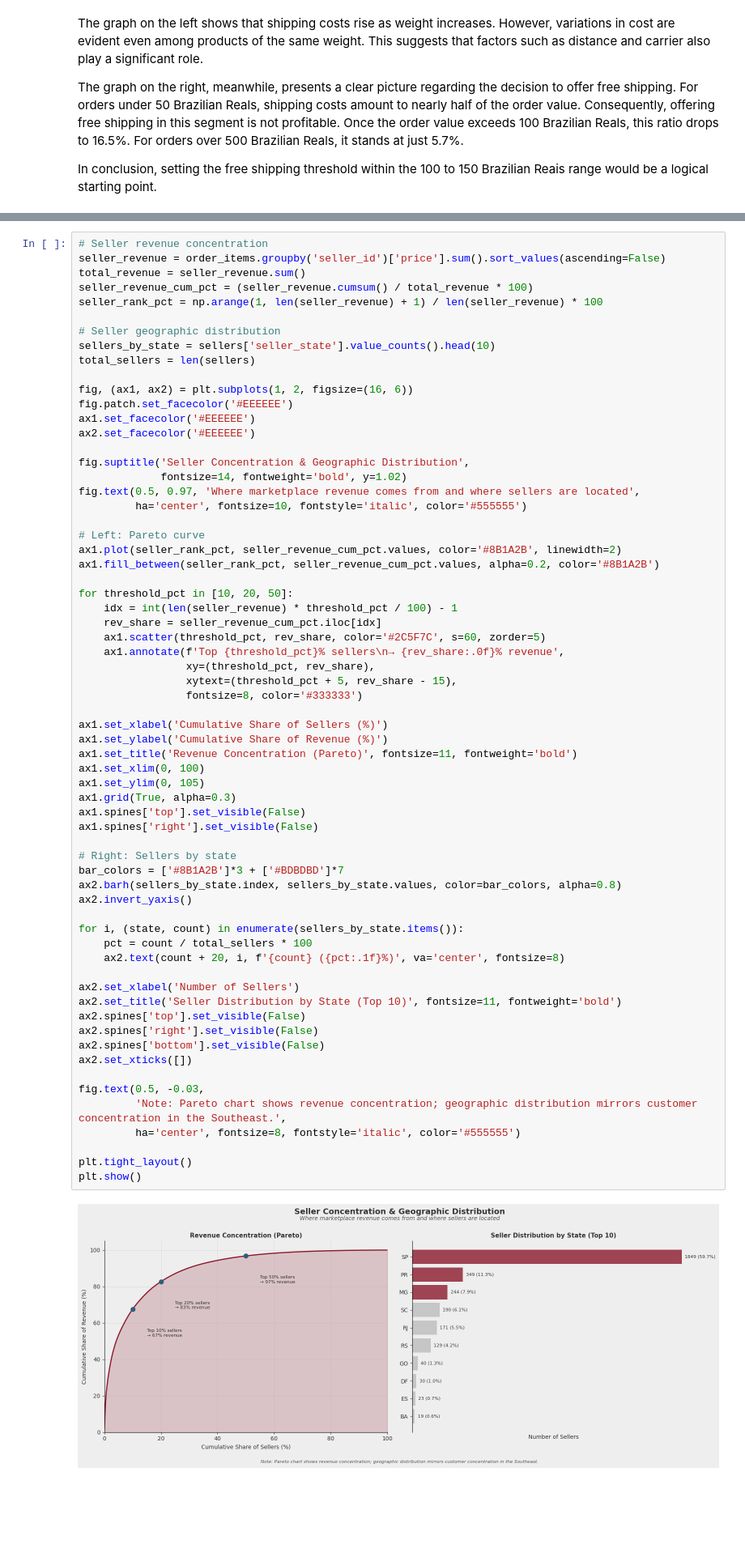
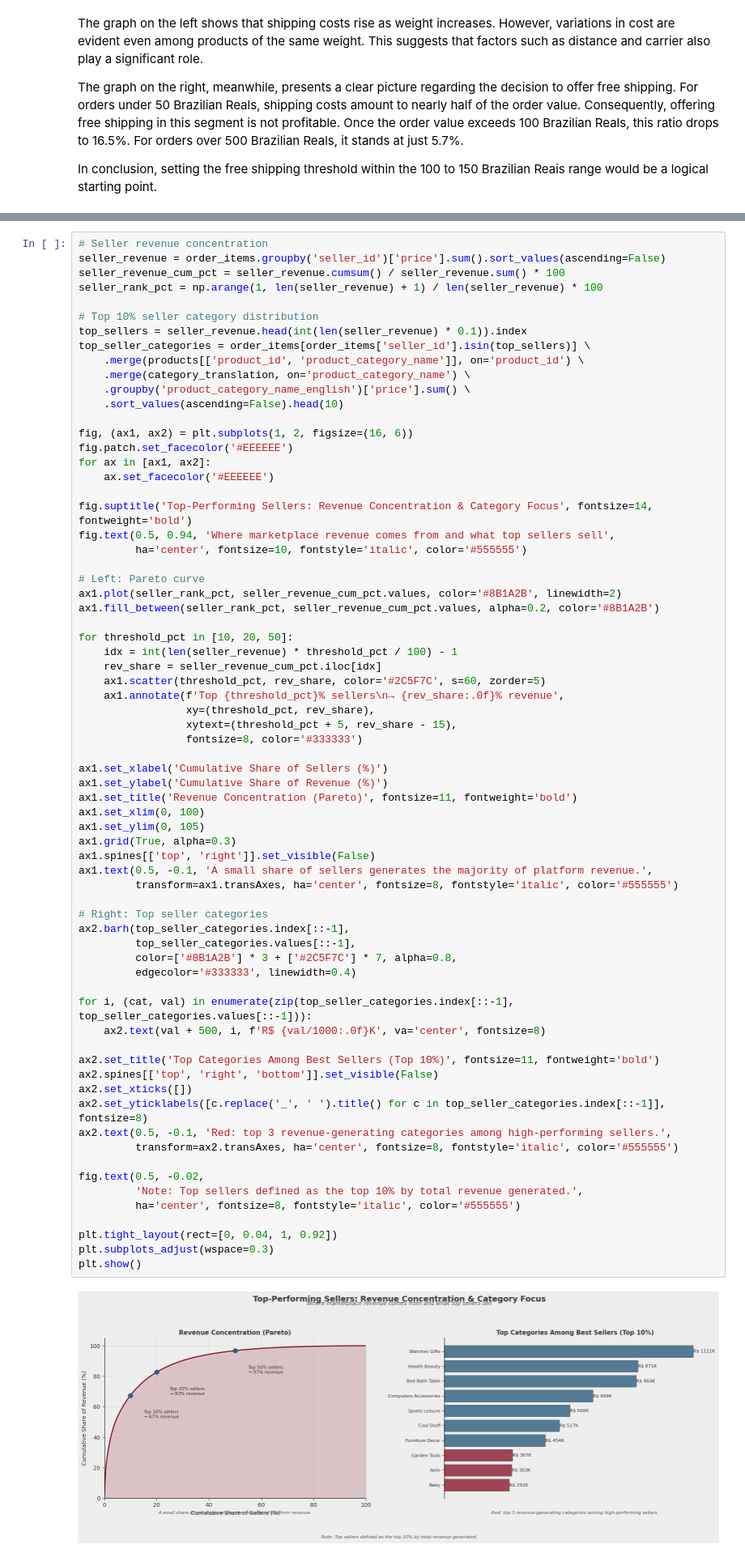
Before and after one commit to celinehacioglu/E-Commerce-Market-Analysis, a Jupyter notebook: analysis.ipynb, the cells around one changed output, grey strips where cells are left out. Shown at 81% size. Drawn from its saved outputs; the diff is of its cells as text; blank space fills up the shorter version.

Commit message:
Added new analysis about review score analysis, seller concentration, seasonality and  market attractiveness bubble chart

```diff
--- a/analysis.ipynb
+++ b/analysis.ipynb
@@ -899,68 +926,72 @@ This analysis examines sellers from two perspectives: (1) revenue concentration
 # %%
 # Seller revenue concentration
 seller_revenue = order_items.groupby('seller_id')['price'].sum().sort_values(ascending=False)
-total_revenue = seller_revenue.sum()
-seller_revenue_cum_pct = (seller_revenue.cumsum() / total_revenue * 100)
+seller_revenue_cum_pct = seller_revenue.cumsum() / seller_revenue.sum() * 100
 seller_rank_pct = np.arange(1, len(seller_revenue) + 1) / len(seller_revenue) * 100
 
-# Seller geographic distribution
-sellers_by_state = sellers['seller_state'].value_counts().head(10)
-total_sellers = len(sellers)
+# Top 10% seller category distribution
+top_sellers = seller_revenue.head(int(len(seller_revenue) * 0.1)).index
+top_seller_categories = order_items[order_items['seller_id'].isin(top_sellers)] \
+    .merge(products[['product_id', 'product_category_name']], on='product_id') \
+    .merge(category_translation, on='product_category_name') \
+    .groupby('product_category_name_english')['price'].sum() \
+    .sort_values(ascending=False).head(10)
 
 fig, (ax1, ax2) = plt.subplots(1, 2, figsize=(16, 6))
 fig.patch.set_facecolor('#EEEEEE')
-ax1.set_facecolor('#EEEEEE')
-ax2.set_facecolor('#EEEEEE')
+for ax in [ax1, ax2]:
+    ax.set_facecolor('#EEEEEE')
 
-fig.suptitle('Seller Concentration & Geographic Distribution',
-             fontsize=14, fontweight='bold', y=1.02)
-fig.text(0.5, 0.97, 'Where marketplace revenue comes from and where sellers are located',
+fig.suptitle('Top-Performing Sellers: Revenue Concentration & Category Focus', fontsize=14, fontweight='bold')
+fig.text(0.5, 0.94, 'Where marketplace revenue comes from and what top sellers sell',
          ha='center', fontsize=10, fontstyle='italic', color='#555555')
 
 # Left: Pareto curve
 ax1.plot(seller_rank_pct, seller_revenue_cum_pct.values, color='#8B1A2B', linewidth=2)
 ax1.fill_between(seller_rank_pct, seller_revenue_cum_pct.values, alpha=0.2, color='#8B1A2B')
 
 for threshold_pct in [10, 20, 50]:
     idx = int(len(seller_revenue) * threshold_pct / 100) - 1
     rev_share = seller_revenue_cum_pct.iloc[idx]
     ax1.scatter(threshold_pct, rev_share, color='#2C5F7C', s=60, zorder=5)
     ax1.annotate(f'Top {threshold_pct}% sellers\n→ {rev_share:.0f}% revenue',
                  xy=(threshold_pct, rev_share),
                  xytext=(threshold_pct + 5, rev_share - 15),
                  fontsize=8, color='#333333')
 
 ax1.set_xlabel('Cumulative Share of Sellers (%)')
 ax1.set_ylabel('Cumulative Share of Revenue (%)')
 ax1.set_title('Revenue Concentration (Pareto)', fontsize=11, fontweight='bold')
 ax1.set_xlim(0, 100)
 ax1.set_ylim(0, 105)
 ax1.grid(True, alpha=0.3)
-ax1.spines['top'].set_visible(False)
-ax1.spines['right'].set_visible(False)
+ax1.spines[['top', 'right']].set_visible(False)
+ax1.text(0.5, -0.1, 'A small share of sellers generates the majority of platform revenue.',
+         transform=ax1.transAxes, ha='center', fontsize=8, fontstyle='italic', color='#555555')
 
-# Right: Sellers by state
-bar_colors = ['#8B1A2B']*3 + ['#BDBDBD']*7
-ax2.barh(sellers_by_state.index, sellers_by_state.values, color=bar_colors, alpha=0.8)
-ax2.invert_yaxis()
+# Right: Top seller categories
+ax2.barh(top_seller_categories.index[::-1],
+         top_seller_categories.values[::-1],
+         color=['#8B1A2B'] * 3 + ['#2C5F7C'] * 7, alpha=0.8,
+         edgecolor='#333333', linewidth=0.4)
 
-for i, (state, count) in enumerate(sellers_by_state.items()):
-    pct = count / total_sellers * 100
-    ax2.text(count + 20, i, f'{count} ({pct:.1f}%)', va='center', fontsize=8)
+for i, (cat, val) in enumerate(zip(top_seller_categories.index[::-1], top_seller_categories.values[::-1])):
+    ax2.text(val + 500, i, f'R$ {val/1000:.0f}K', va='center', fontsize=8)
 
-ax2.set_xlabel('Number of Sellers')
-ax2.set_title('Seller Distribution by State (Top 10)', fontsize=11, fontweight='bold')
-ax2.spines['top'].set_visible(False)
-ax2.spines['right'].set_visible(False)
-ax2.spines['bottom'].set_visible(False)
+ax2.set_title('Top Categories Among Best Sellers (Top 10%)', fontsize=11, fontweight='bold')
+ax2.spines[['top', 'right', 'bottom']].set_visible(False)
 ax2.set_xticks([])
+ax2.set_yticklabels([c.replace('_', ' ').title() for c in top_seller_categories.index[::-1]], fontsize=8)
+ax2.text(0.5, -0.1, 'Red: top 3 revenue-generating categories among high-performing sellers.',
+         transform=ax2.transAxes, ha='center', fontsize=8, fontstyle='italic', color='#555555')
 
-fig.text(0.5, -0.03,
-         'Note: Pareto chart shows revenue concentration; geographic distribution mirrors customer concentration in the Southeast.',
+fig.text(0.5, -0.02,
+         'Note: Top sellers defined as the top 10% by total revenue generated.',
          ha='center', fontsize=8, fontstyle='italic', color='#555555')
 
-plt.tight_layout()
+plt.tight_layout(rect=[0, 0.04, 1, 0.92])
+plt.subplots_adjust(wspace=0.3)
 plt.show()
 # %% [output]
-[figure, old version]
+[figure, new version]
 # %% [markdown]
```
Also changed, not shown: parts of 12 cells of this notebook.
